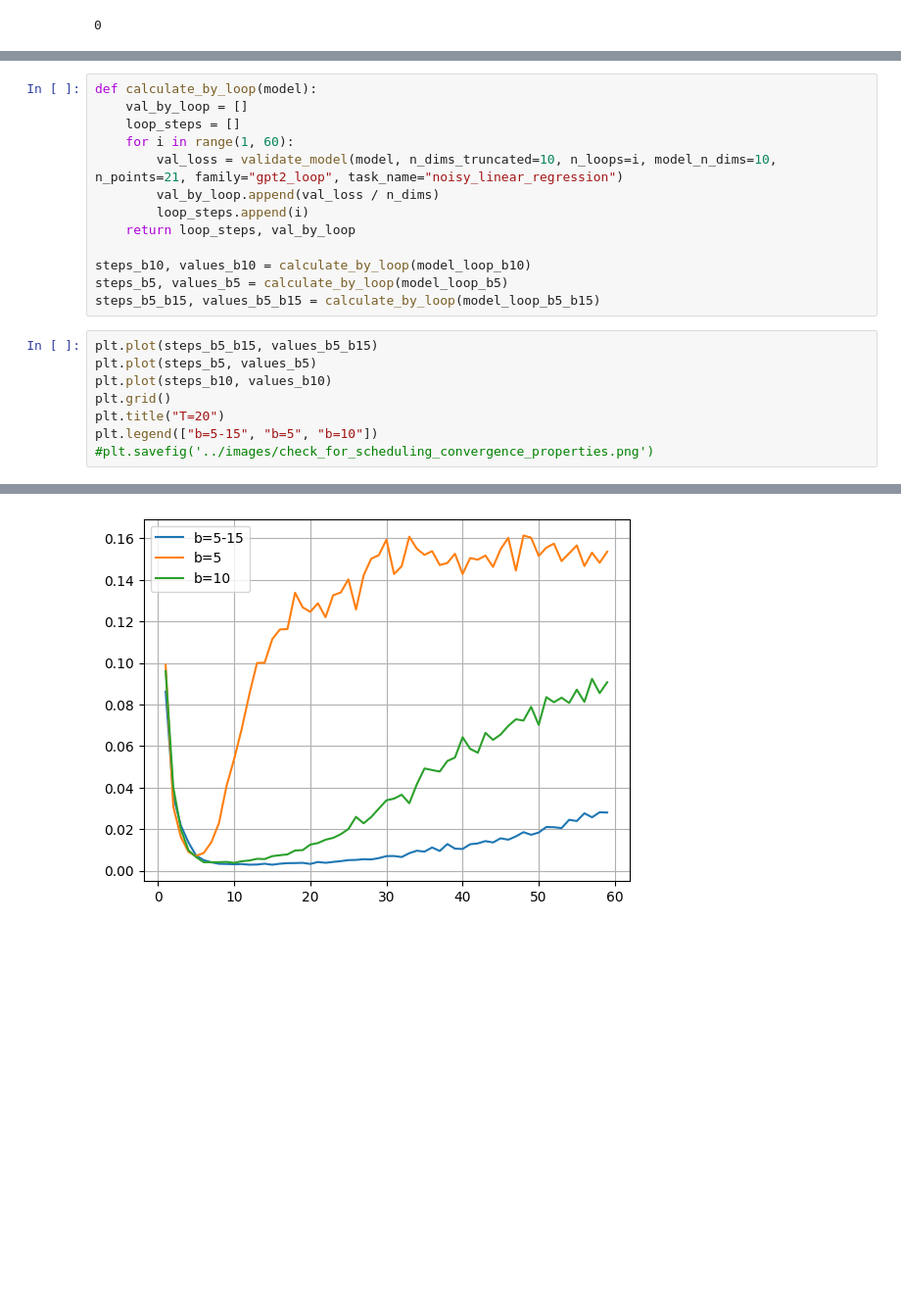
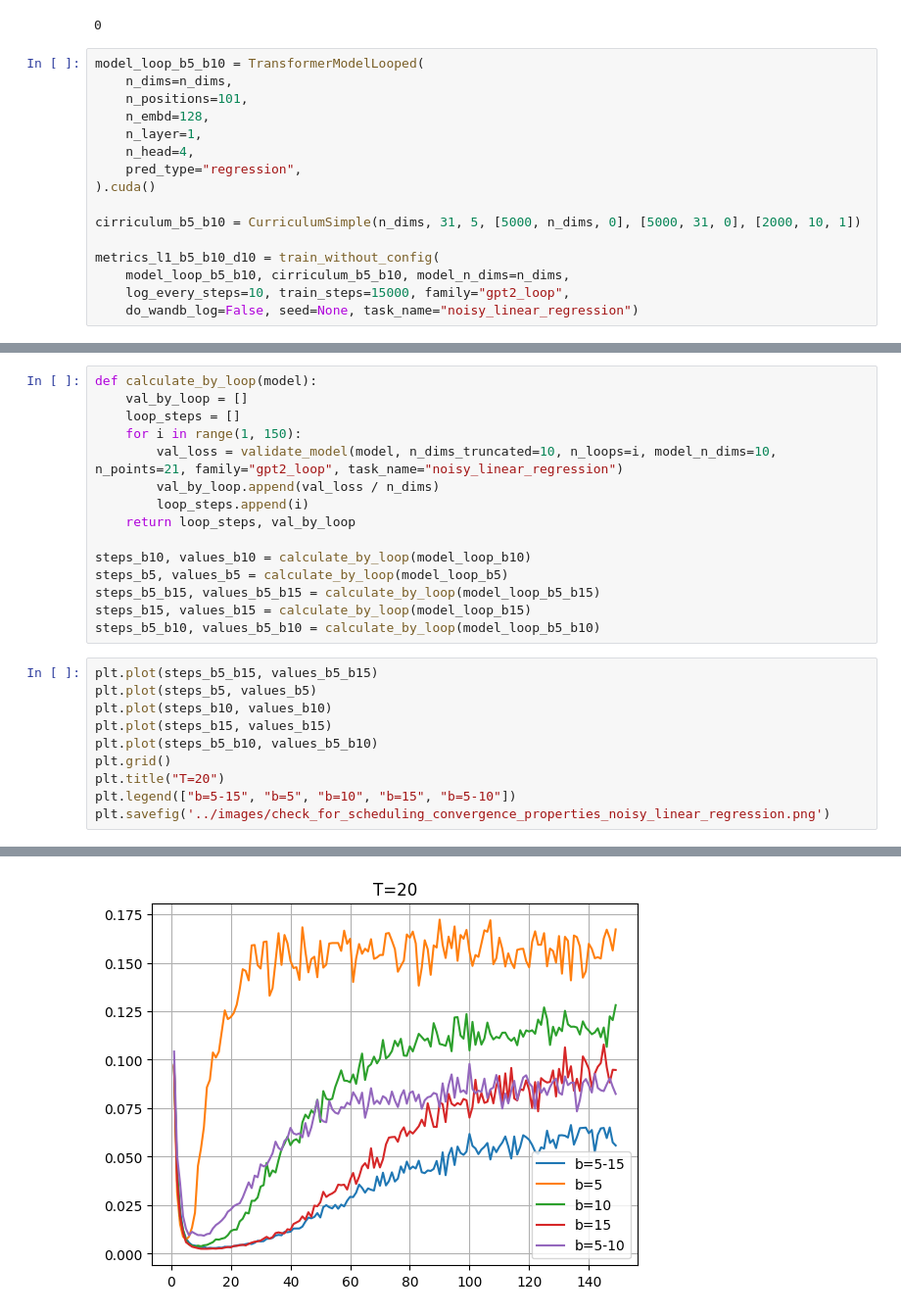
Before and after one commit to Vadimbuildercxx/looped_transformer, a Jupyter notebook: scripts/experiment_shedule.ipynb, the cells around one changed output, grey strips where cells are left out. Shown at 98% size. Cells and saved outputs as stored; diff of their text form; blank space fills up the shorter version.

```diff
--- a/scripts/experiment_shedule.ipynb
+++ b/scripts/experiment_shedule.ipynb
@@ -80,3 +80,19 @@ metrics_l1_b15_d10 = train_without_config(model_loop_b15, cirriculum_b15, model_
 # %% [output]
 number of parameters: 0.20M
 0
+# %%
+model_loop_b5_b10 = TransformerModelLooped(
+    n_dims=n_dims,
+    n_positions=101,
+    n_embd=128,
+    n_layer=1,
+    n_head=4,
+    pred_type="regression",
+).cuda()
+
+cirriculum_b5_b10 = CurriculumSimple(n_dims, 31, 5, [5000, n_dims, 0], [5000, 31, 0], [2000, 10, 1])
+
+metrics_l1_b5_b10_d10 = train_without_config(
+    model_loop_b5_b10, cirriculum_b5_b10, model_n_dims=n_dims,
+    log_every_steps=10, train_steps=15000, family="gpt2_loop",
+    do_wandb_log=False, seed=None, task_name="noisy_linear_regression")
@@ -84,7 +103,7 @@ number of parameters: 0.20M
 def calculate_by_loop(model):
     val_by_loop = []
     loop_steps = []
-    for i in range(1, 60):
+    for i in range(1, 150):
         val_loss = validate_model(model, n_dims_truncated=10, n_loops=i, model_n_dims=10, n_points=21, family="gpt2_loop", task_name="noisy_linear_regression")
         val_by_loop.append(val_loss / n_dims)
         loop_steps.append(i)
@@ -93,12 +112,16 @@ def calculate_by_loop(model):
 steps_b10, values_b10 = calculate_by_loop(model_loop_b10)
 steps_b5, values_b5 = calculate_by_loop(model_loop_b5)
 steps_b5_b15, values_b5_b15 = calculate_by_loop(model_loop_b5_b15)
+steps_b15, values_b15 = calculate_by_loop(model_loop_b15)
+steps_b5_b10, values_b5_b10 = calculate_by_loop(model_loop_b5_b10)
 # %%
 plt.plot(steps_b5_b15, values_b5_b15)
 plt.plot(steps_b5, values_b5)
 plt.plot(steps_b10, values_b10)
+plt.plot(steps_b15, values_b15)
+plt.plot(steps_b5_b10, values_b5_b10)
 plt.grid()
 plt.title("T=20")
-plt.legend(["b=5-15", "b=5", "b=10"])
-#plt.savefig('../images/check_for_scheduling_convergence_properties.png')
+plt.legend(["b=5-15", "b=5", "b=10", "b=15", "b=5-10"])
+plt.savefig('../images/check_for_scheduling_convergence_properties_noisy_linear_regression.png')
 # %% [output]
@@ -106 +128 @@ plt.legend(["b=5-15", "b=5", "b=10"])
-[figure, old version]
+[figure, new version]
```
Also changed, not shown: parts of 2 cells of this notebook, 11 other files.
